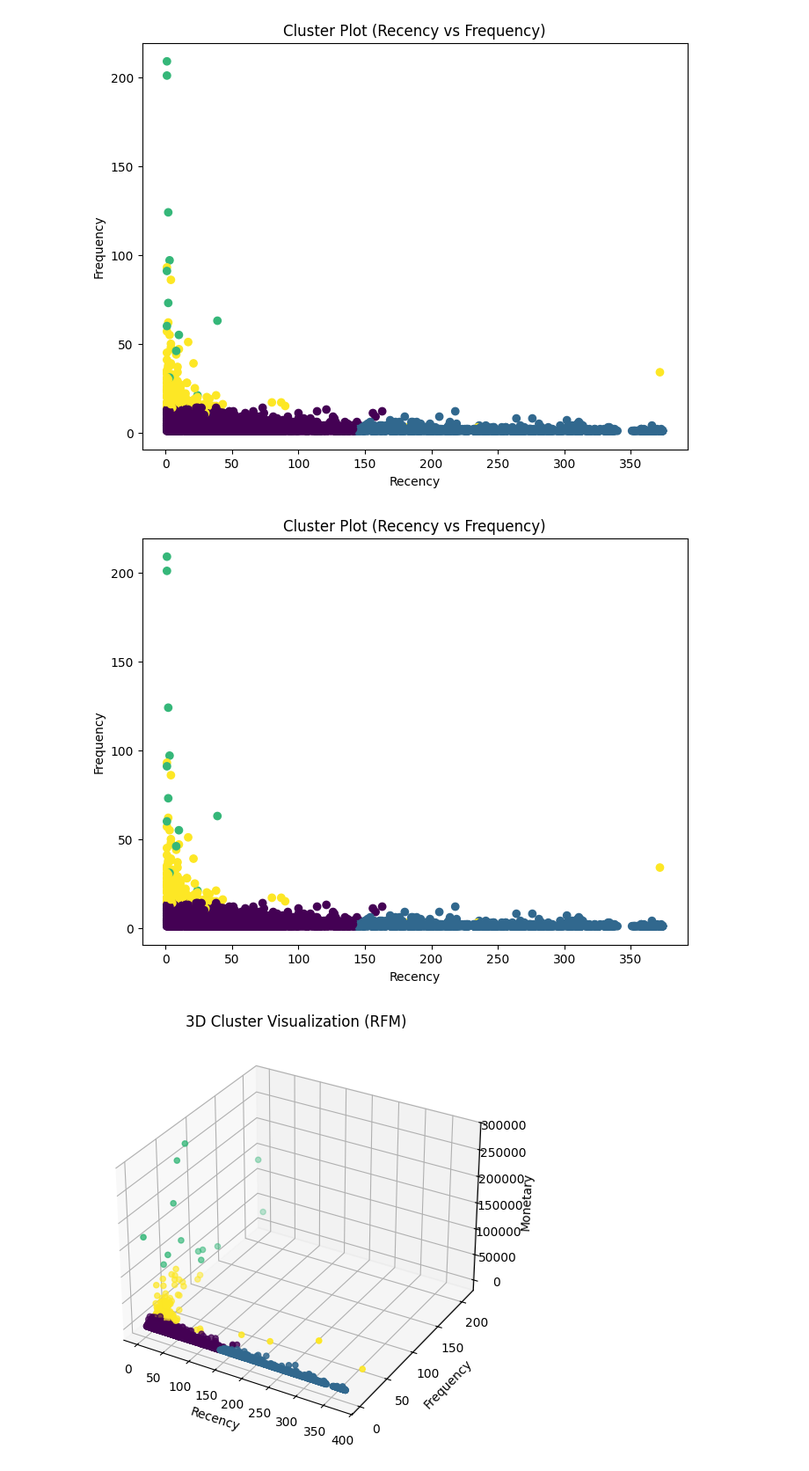
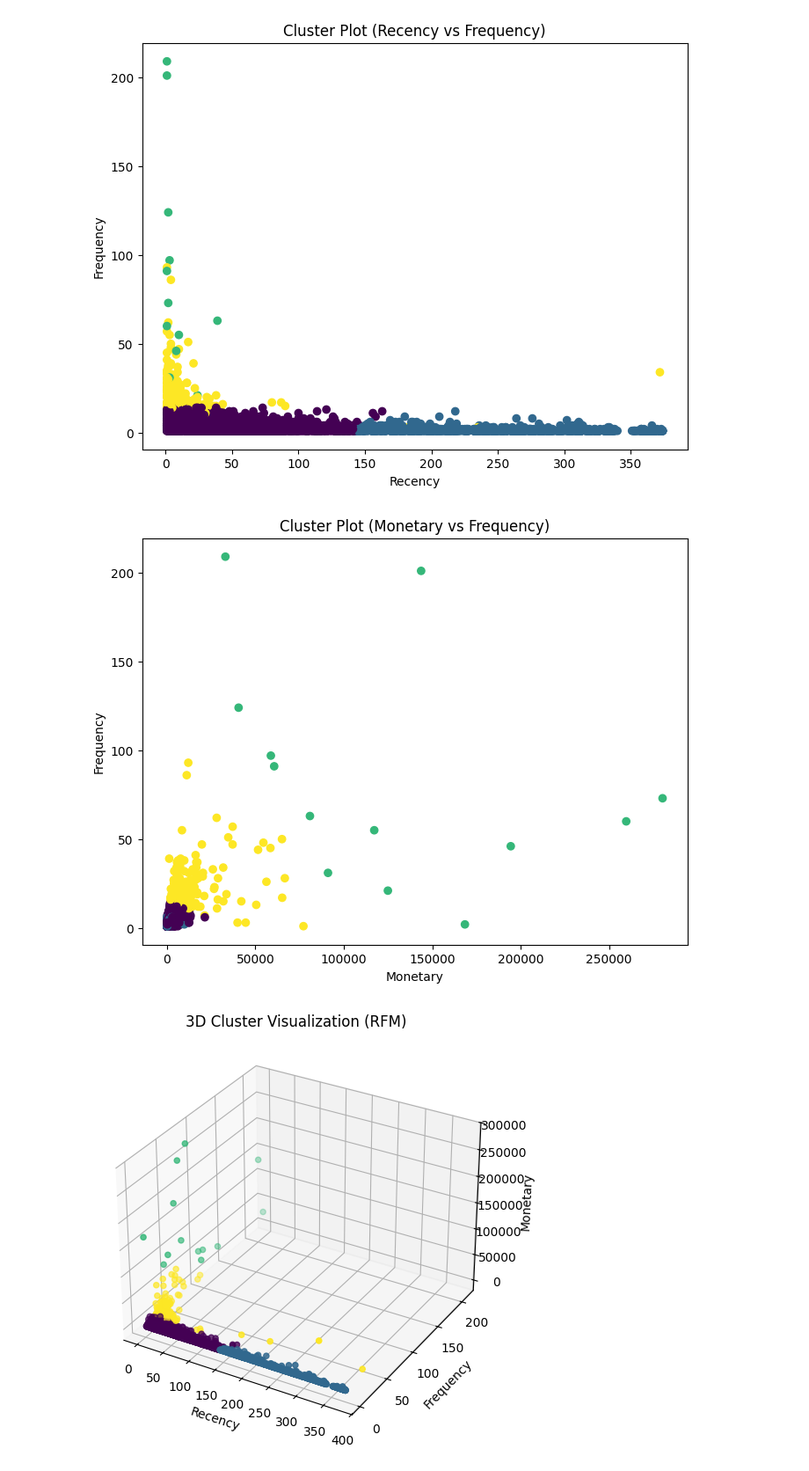
Before and after one commit to isyraffajar/Capstone-Asah, a Jupyter notebook: CustomerSegmentation.ipynb, the cells around one changed output. Shown at 88% size. Saved outputs shown, nothing was run; the diff lists cells and outputs as text; code cells hidden in the pictures.

```diff
--- a/CustomerSegmentation.ipynb
+++ b/CustomerSegmentation.ipynb
@@ -444,13 +444,13 @@ plt.show()
 [figure]
 # %%
 plt.figure(figsize=(8, 6))
-plt.scatter(rfm['Recency'], rfm['Frequency'], c=rfm['Cluster'])
-plt.xlabel('Recency')
+plt.scatter(rfm['Monetary'], rfm['Frequency'], c=rfm['Cluster'])
+plt.xlabel('Monetary')
 plt.ylabel('Frequency')
-plt.title('Cluster Plot (Recency vs Frequency)')
+plt.title('Cluster Plot (Monetary vs Frequency)')
 plt.show()
 # %% [output]
-[figure, old version]
+[figure, new version]
 # %%
 from mpl_toolkits.mplot3d import Axes3D
 import matplotlib.pyplot as plt
```
